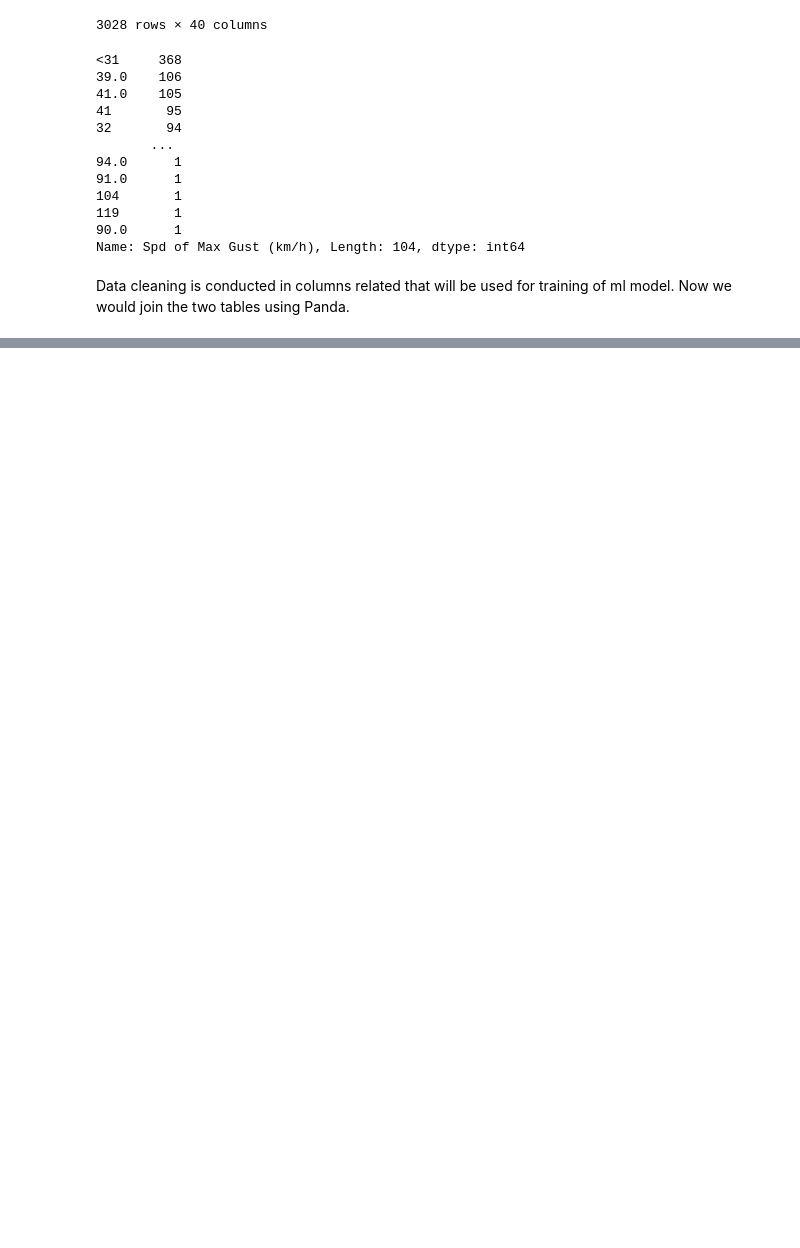
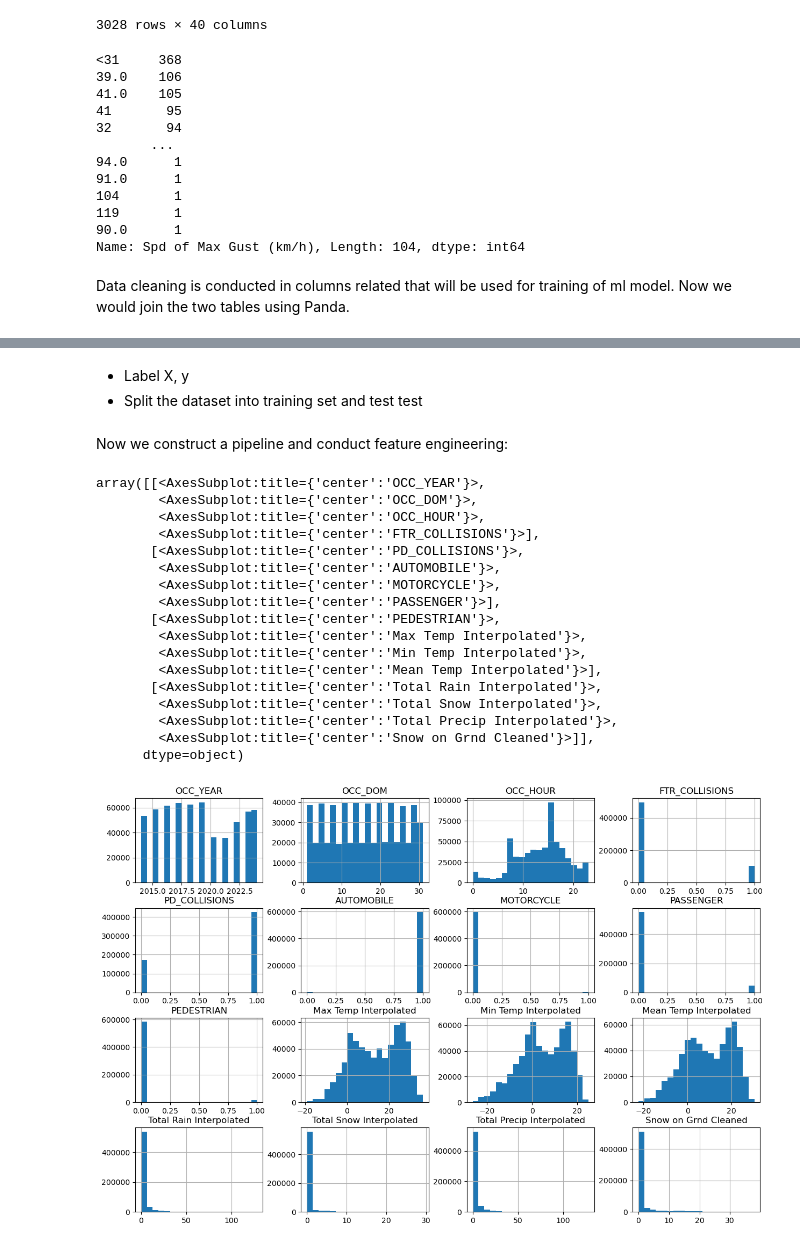
Before and after one commit to ansonkwokys/toronto-vehicle-collision-analysis, a Jupyter notebook: data-analysis/toronto-traffic-collisions-injury.ipynb, the cells around one changed output, grey strips where cells are left out. Saved outputs shown, nothing was run; the diff lists cells and outputs as text; code cells hidden in the pictures; blank space fills up the shorter version.

```diff
--- a/data-analysis/toronto-traffic-collisions-injury.ipynb
+++ b/data-analysis/toronto-traffic-collisions-injury.ipynb
@@ -428,11 +426,9 @@ Name: Spd of Max Gust (km/h), Length: 104, dtype: int64
 Data cleaning is conducted in columns related that will be used for training of ml model.
 Now we would join the two tables using Panda.
 # %%
-df_collision_weather = gdf_all_collision.merge(df_weather, how='left', left_on='OCC_DATE', right_on='Datetime')
+df_collision_weather = gdf_all_collision.merge(df_weather, how='left', left_on=['utc_year', 'utc_month', 'utc_day'], right_on=['Year', 'Month', 'Day'])
 df_collision_weather_valid = df_collision_weather[df_collision_weather["has_valid_location"] == 1]
-df_collision_weather_valid
 df_collision_weather_valid.info()
-df_collision_weather_valid[df_collision_weather_valid["Datetime"].isna()]
 
 # we would like to train the rows with valid location only
 # %% [output]
@@ -488,0 +452,3 @@ Name: Datetime, dtype: int64
+# %%
+df_collision_weather_valid = df_collision_weather_valid.reset_index(drop=True)
+df_collision_weather_valid
@@ -488,0 +481,8 @@ Name: Datetime, dtype: int64
+# %%
+df_collision_weather_to_model_1 = df_collision_weather_valid[["OCC_YEAR", "OCC_MONTH", "OCC_DOM", "OCC_DOW", "OCC_HOUR", "INJURY_COLLISIONS",
+                           "FTR_COLLISIONS", "PD_COLLISIONS", "NEIGHBOURHOOD_158",
+                           "AUTOMOBILE", "MOTORCYCLE", "PASSENGER", "PEDESTRIAN",
+                           "Max Temp Interpolated", "Min Temp Interpolated", "Mean Temp Interpolated",
+                           "Total Rain Interpolated", "Total Snow Interpolated",
+                           "Total Precip Interpolated", "Snow on Grnd Cleaned"]]
+df_collision_weather_to_model_1
@@ -488,0 +505,31 @@ Name: Datetime, dtype: int64
+# %% [markdown]
+- Label X, y
+- Split the dataset into training set and test test
+# %%
+X = df_collision_weather_to_model_1.drop('INJURY_COLLISIONS', axis=1)
+y = df_collision_weather_to_model_1['INJURY_COLLISIONS']
+
+X_train, X_test, y_train, y_test = train_test_split(X, y, test_size=0.15, random_state=42)
+# %% [markdown]
+Now we construct a pipeline and conduct feature engineering:
+# %%
+X.hist(figsize=(15,10), bins=20)
+# %% [output]
+array([[<AxesSubplot:title={'center':'OCC_YEAR'}>,
+        <AxesSubplot:title={'center':'OCC_DOM'}>,
+        <AxesSubplot:title={'center':'OCC_HOUR'}>,
+        <AxesSubplot:title={'center':'FTR_COLLISIONS'}>],
+       [<AxesSubplot:title={'center':'PD_COLLISIONS'}>,
+        <AxesSubplot:title={'center':'AUTOMOBILE'}>,
+        <AxesSubplot:title={'center':'MOTORCYCLE'}>,
+        <AxesSubplot:title={'center':'PASSENGER'}>],
+       [<AxesSubplot:title={'center':'PEDESTRIAN'}>,
+        <AxesSubplot:title={'center':'Max Temp Interpolated'}>,
+        <AxesSubplot:title={'center':'Min Temp Interpolated'}>,
+        <AxesSubplot:title={'center':'Mean Temp Interpolated'}>],
+       [<AxesSubplot:title={'center':'Total Rain Interpolated'}>,
+        <AxesSubplot:title={'center':'Total Snow Interpolated'}>,
+        <AxesSubplot:title={'center':'Total Precip Interpolated'}>,
+        <AxesSubplot:title={'center':'Snow on Grnd Cleaned'}>]],
+      dtype=object)
+[figure, added]
```
Also changed, not shown: parts of 9 cells of this notebook.
